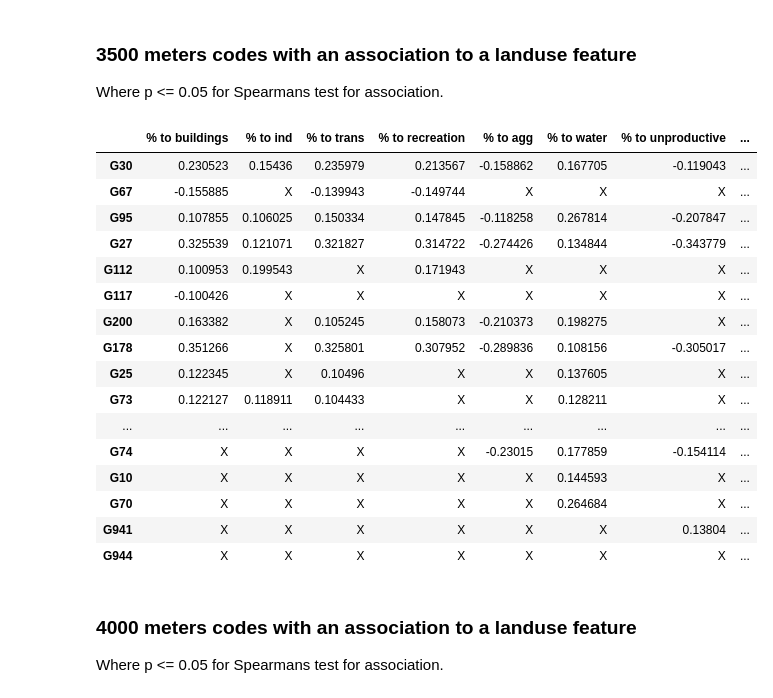
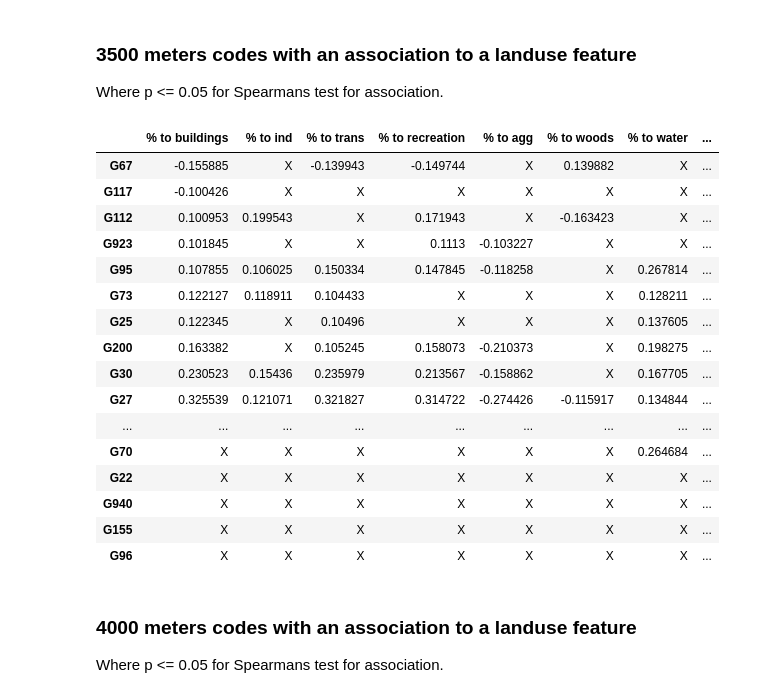
Before and after one commit to hammerdirt-analyst/landuse, a Jupyter notebook: land_use_1500_10000.ipynb, the cells around one changed output. Saved outputs shown, nothing was run; the diff lists cells and outputs as text; code cells hidden in the pictures.

Commit message:
added null value correlations

```diff
--- a/land_use_1500_10000.ipynb
+++ b/land_use_1500_10000.ipynb
@@ -189,6 +189,8 @@ def check_hypothesis(this_data, some_codes, variables, method):
             corr, a_p = method(data[n], data[unit_label])
             if a_p <= 0.05:
                 code_results[code].update({n:corr})
+            else:
+                code_results[code].update({n:"X"})
         myresults.update(code_results)
 
     return myresults
@@ -499,51 +481,51 @@ data = pd.DataFrame(index = fd.location.unique())
 # records with a quantity greater than 30
 abundant_codes = fd[fd.quantity > 30].code.unique()
 
 # getting a list of the current landuse categories
 add_these_cols = lu_2000.label.unique()
 
 # counting the number of points inside the buffer for each category and location
 bufferdata = new_buffer.groupby(['slug','label'], as_index=False).AS18_27.count()
 
 some_data = aggregate_buffer_data(data, add_these_cols, bufferdata, label_keys)
 
 sd_0 = adjusted_land_use(some_data, label_keys)
 
 sd_1 = account_for_adj_luse(data, label_keys)
 
 sd_3500 = aggregate_the_luse_groups(data, add_these_cols, group_parts, as_1827_part)
 sd_3500['dist'] = 3500
 fd_luse = assign_luse_stat_to_survey_results(fd, sd_3500,som_cols)
 
 this_data = fd_luse[[unit_label,*som_cols, 'code']]
 
 myresults = check_hypothesis(this_data, abundant_codes, som_cols, stats.spearmanr)
 
 
 srho_results_3500 = pd.DataFrame.from_dict(myresults, orient='index')
 srho_results_3500.fillna("X", inplace=True)
 srho_results_3500['dist'] = 3500
 
 # the survey data with land use attached
-srho_results_3500
+srho_results_3500.sort_values(by=['% to buildings', '% to woods', '% to ind', '% to recreation', '% to agg'], ascending=True)
 # %% [output]
-|  | % to buildings | % to ind | % to trans | % to recreation | % to agg | % to water | % to unproductive | ... |
-| G30 | 0.230523 | 0.15436 | 0.235979 | 0.213567 | -0.158862 | 0.167705 | -0.119043 | ... |
-| G67 | -0.155885 | X | -0.139943 | -0.149744 | X | X | X | ... |
-| G95 | 0.107855 | 0.106025 | 0.150334 | 0.147845 | -0.118258 | 0.267814 | -0.207847 | ... |
-| G27 | 0.325539 | 0.121071 | 0.321827 | 0.314722 | -0.274426 | 0.134844 | -0.343779 | ... |
-| G112 | 0.100953 | 0.199543 | X | 0.171943 | X | X | X | ... |
+|  | % to buildings | % to ind | % to trans | % to recreation | % to agg | % to woods | % to water | ... |
+| G67 | -0.155885 | X | -0.139943 | -0.149744 | X | 0.139882 | X | ... |
 | G117 | -0.100426 | X | X | X | X | X | X | ... |
-| G200 | 0.163382 | X | 0.105245 | 0.158073 | -0.210373 | 0.198275 | X | ... |
-| G178 | 0.351266 | X | 0.325801 | 0.307952 | -0.289836 | 0.108156 | -0.305017 | ... |
-| G25 | 0.122345 | X | 0.10496 | X | X | 0.137605 | X | ... |
-| G73 | 0.122127 | 0.118911 | 0.104433 | X | X | 0.128211 | X | ... |
+| G112 | 0.100953 | 0.199543 | X | 0.171943 | X | -0.163423 | X | ... |
+| G923 | 0.101845 | X | X | 0.1113 | -0.103227 | X | X | ... |
+| G95 | 0.107855 | 0.106025 | 0.150334 | 0.147845 | -0.118258 | X | 0.267814 | ... |
+| G73 | 0.122127 | 0.118911 | 0.104433 | X | X | X | 0.128211 | ... |
+| G25 | 0.122345 | X | 0.10496 | X | X | X | 0.137605 | ... |
+| G200 | 0.163382 | X | 0.105245 | 0.158073 | -0.210373 | X | 0.198275 | ... |
+| G30 | 0.230523 | 0.15436 | 0.235979 | 0.213567 | -0.158862 | X | 0.167705 | ... |
+| G27 | 0.325539 | 0.121071 | 0.321827 | 0.314722 | -0.274426 | -0.115917 | 0.134844 | ... |
 | ... | ... | ... | ... | ... | ... | ... | ... | ... |
-| G74 | X | X | X | X | -0.23015 | 0.177859 | -0.154114 | ... |
-| G10 | X | X | X | X | X | 0.144593 | X | ... |
-| G70 | X | X | X | X | X | 0.264684 | X | ... |
-| G941 | X | X | X | X | X | X | 0.13804 | ... |
-| G944 | X | X | X | X | X | X | X | ... |
+| G70 | X | X | X | X | X | X | 0.264684 | ... |
+| G22 | X | X | X | X | X | X | X | ... |
+| G940 | X | X | X | X | X | X | X | ... |
+| G155 | X | X | X | X | X | X | X | ... |
+| G96 | X | X | X | X | X | X | X | ... |
 # %% [markdown]
 ### 4000 meters codes with an association to a landuse feature
 
```
Also changed, not shown: parts of 14 cells of this notebook.
